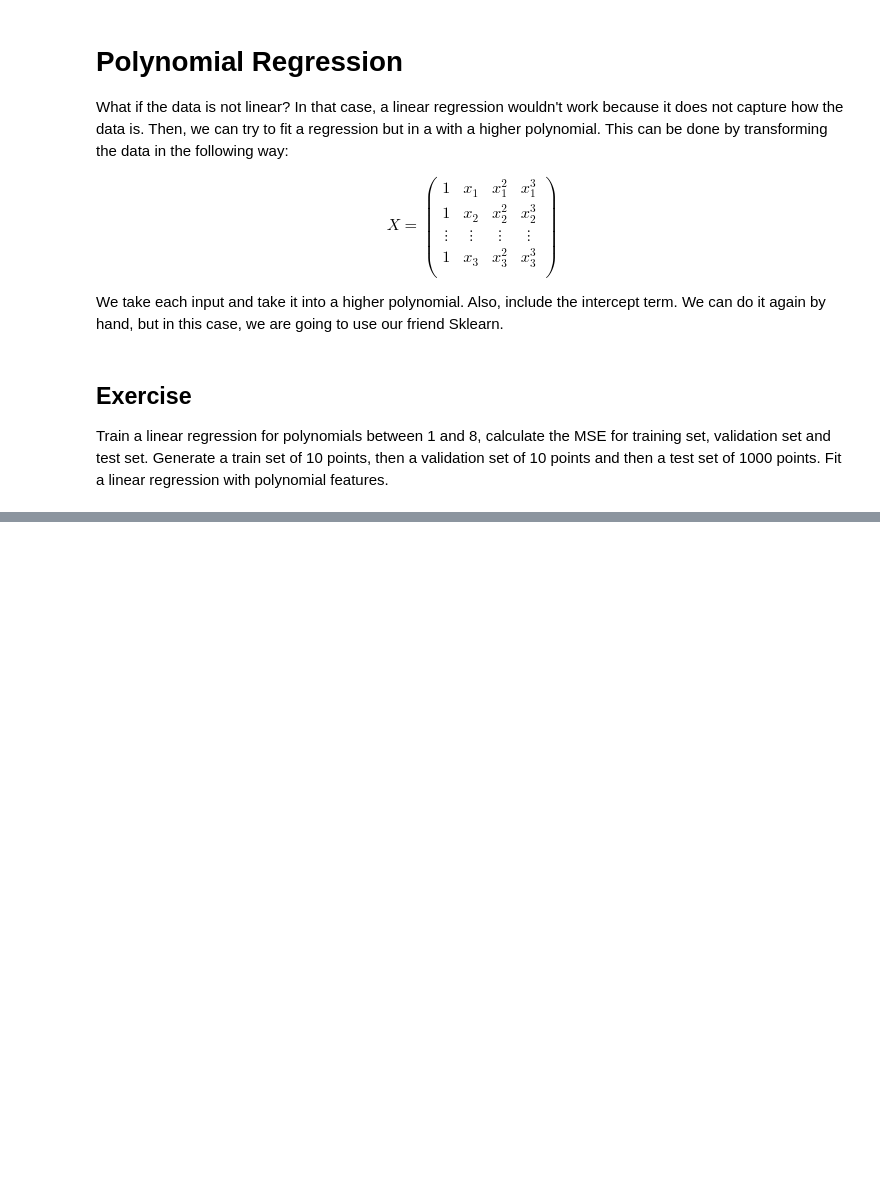
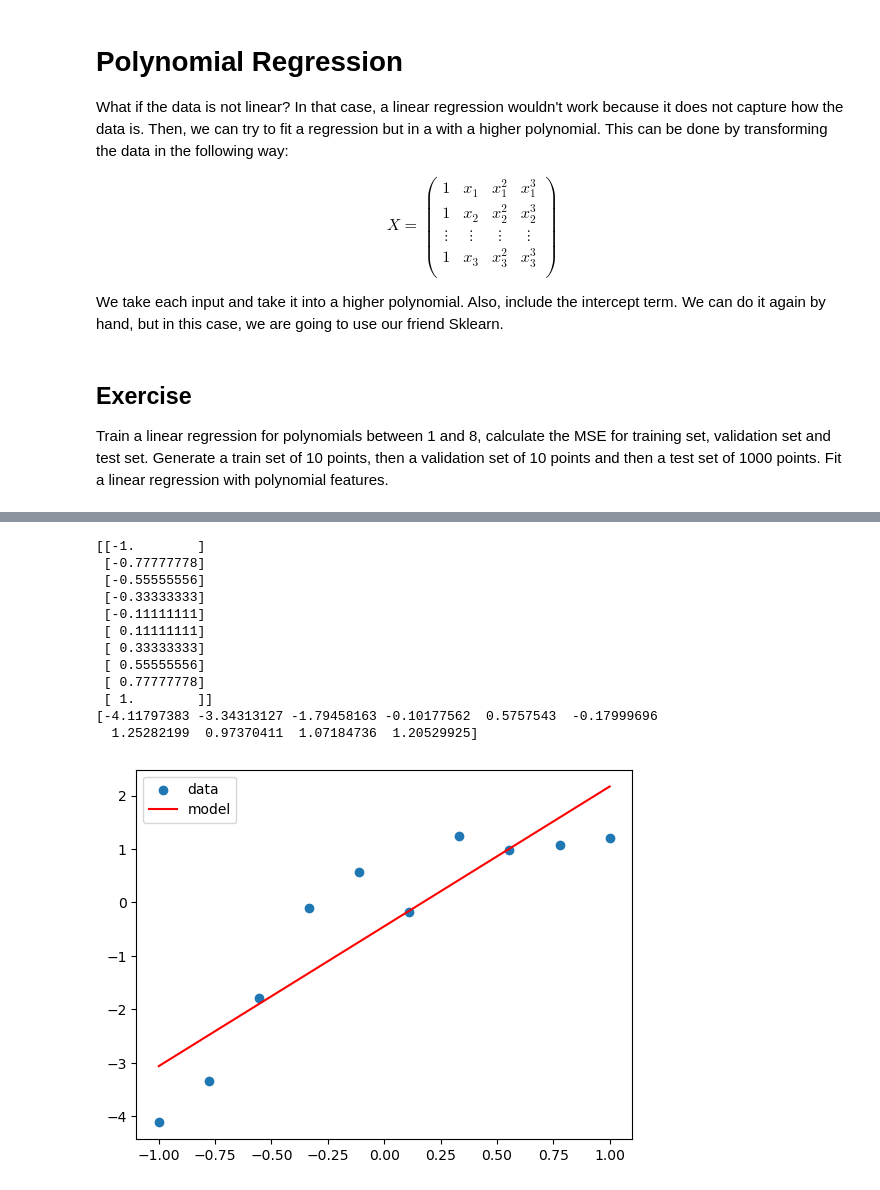
Before and after one commit to afrincon2/Machine_learning, a Jupyter notebook: LinearRegression/LinearRegression-Ex.ipynb, the cells around one changed output, grey strips where cells are left out. Cells and saved outputs as stored; diff of their text form; code cells hidden in the pictures; blank space fills up the shorter version.

```diff
--- a/LinearRegression/LinearRegression-Ex.ipynb
+++ b/LinearRegression/LinearRegression-Ex.ipynb
@@ -319,0 +363,35 @@ Train a linear regression for polynomials between 1 and 8, calculate the MSE for
+# %%
+# Generate some random data
+np.random.seed(0)
+X = np.linspace(-1, 1, 10)[:, np.newaxis]
+y = 3*X[:,0] - 2*X[:,0]**2 + 0.5*np.random.randn(10)
+print(X)
+print(y)
+# Create a pipeline to generate polynomial features and fit a linear regression model
+model = make_pipeline(PolynomialFeatures(1), LinearRegression())
+model.fit(X, y)
+
+# Predict on some new data
+X_new = np.linspace(-1, 1, 100)[:, np.newaxis]
+y_pred = model.predict(X_new)
+
+# Plot the results
+import matplotlib.pyplot as plt
+plt.scatter(X, y, label='data')
+plt.plot(X_new, y_pred, color='r', label='model')
+plt.legend()
+plt.show()
+# %% [output]
+[[-1.        ]
+ [-0.77777778]
+ [-0.55555556]
+ [-0.33333333]
+ [-0.11111111]
+ [ 0.11111111]
+ [ 0.33333333]
+ [ 0.55555556]
+ [ 0.77777778]
+ [ 1.        ]]
+[-4.11797383 -3.34313127 -1.79458163 -0.10177562  0.5757543  -0.17999696
+  1.25282199  0.97370411  1.07184736  1.20529925]
+[figure, added]
```
Also changed, not shown: parts of 4 cells of this notebook.
